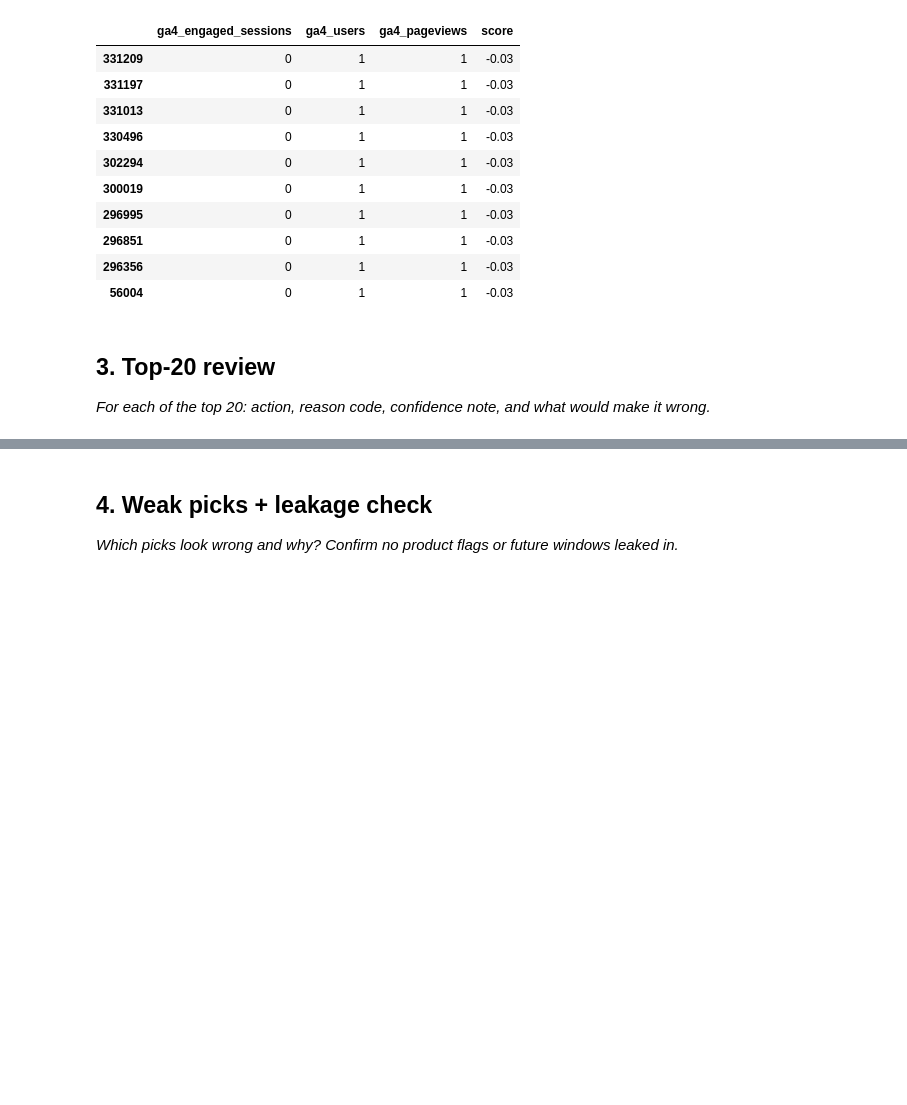
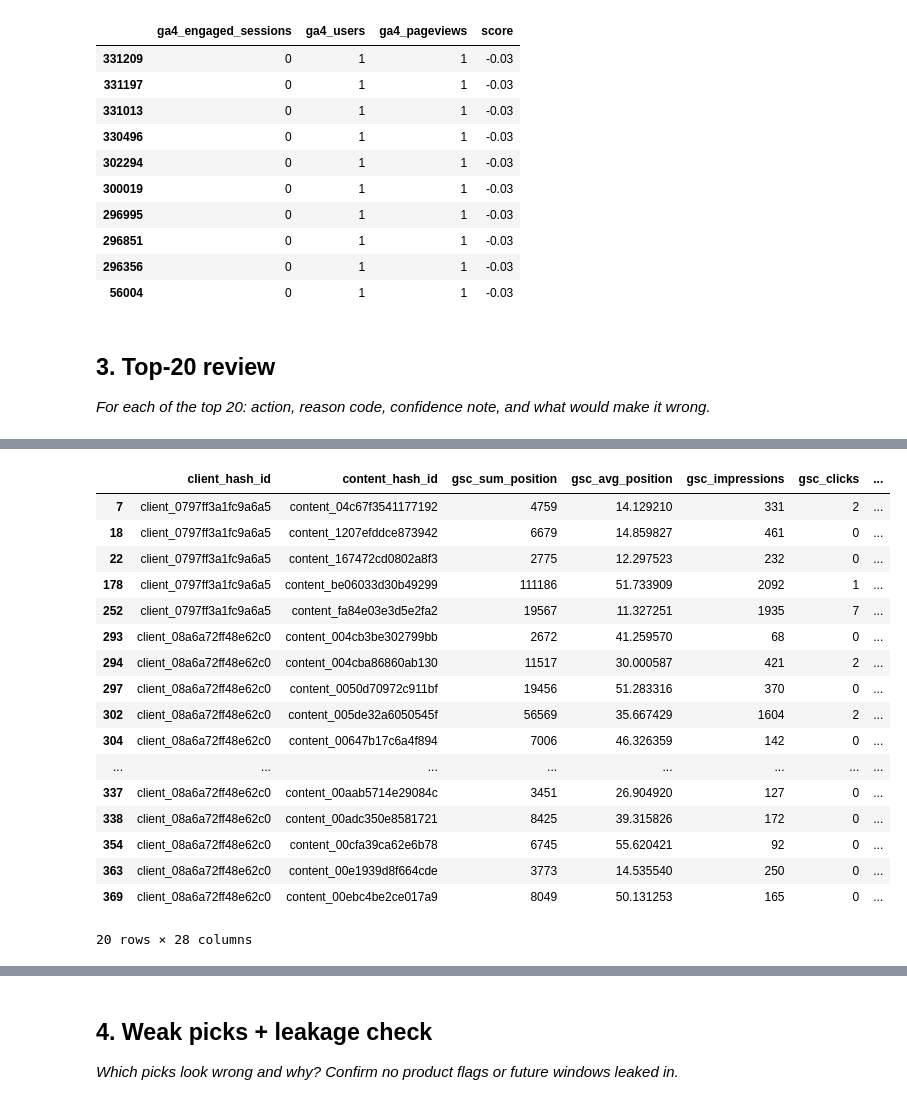
Before and after one commit to ammar-aa/Fly_rank_internship_repo, a Jupyter notebook: work/notebooks/w04_baseline_score.ipynb, the cells around one changed output, grey strips where cells are left out. Drawn from its saved outputs; the diff is of its cells as text; code cells hidden in the pictures; blank space fills up the shorter version.

```diff
--- a/work/notebooks/w04_baseline_score.ipynb
+++ b/work/notebooks/w04_baseline_score.ipynb
@@ -302,0 +375,56 @@ display(df_ga4_only_eligible[['ga4_engaged_sessions', 'ga4_users', 'ga4_pageview
+# %%
+
+df_gsc_only_eligible['expected_ctr'] = df_gsc_only_eligible['gsc_sum_position'].apply(lambda x: expected_ctr(x))
+low_impressions_threshold = df_gsc_only_eligible['gsc_impressions'].quantile(0.25)
+df_gsc_only_eligible['low_impressions'] = df_gsc_only_eligible['gsc_impressions'] < low_impressions_threshold
+df_gsc_only_eligible['low_clicks'] = df_gsc_only_eligible['gsc_clicks'] == 0
+
+def build_action_text_gsc(row):
+    lines = []
+    if row['low_impressions']:
+        lines.append("Search impressions in the bottom 25% of flagged pages — visibility problem.")
+    if row['low_clicks'] and not row['low_impressions']:
+        lines.append("Zero recorded clicks despite adequate impressions — CTR/snippet problem.")
+    return " ".join(lines) if lines else "No specific underperforming signal identified."
+
+df_gsc_only_eligible['action'] = df_gsc_only_eligible.apply(build_action_text_gsc, axis=1)
+
+
+def build_confidence_note_gsc(row):
+    if row['gsc_impressions'] < 100:
+        return "Low confidence — very low search impression volume, trend percentage and CTR may be noisy."
+    if row['gsc_clicks'] == 0:
+        return "Moderate confidence — zero clicks recorded, so CTR-based diagnosis has limited signal."
+    return "High confidence — based on adequate impression and click volume across the tracked period."
+
+def build_wrong_note_gsc(row):
+    if row['trend_pct'] < -80:
+        return "Could be wrong if this is a 'remontada' case — a sharp recent decline that may already be recovering, which this snapshot wouldn't capture."
+    if row['gsc_impressions'] < 100:
+        return "Could be wrong if the low impression count reflects a small/niche keyword rather than a real visibility failure."
+    return "Could be wrong if external factors (seasonality, SERP feature changes, intentional deprioritization) explain the decline rather than a content quality issue."
+
+df_gsc_only_eligible['confidence_note'] = df_gsc_only_eligible.apply(build_confidence_note_gsc, axis=1)
+df_gsc_only_eligible['what_would_make_it_wrong'] = df_gsc_only_eligible.apply(build_wrong_note_gsc, axis=1)
+
+
+display(df_gsc_only_eligible.head(20))
+# %% [output]
+|  | client_hash_id | content_hash_id | gsc_sum_position | gsc_avg_position | gsc_impressions | gsc_clicks | ... |
+| 7 | client_0797ff3a1fc9a6a5 | content_04c67f3541177192 | 4759 | 14.129210 | 331 | 2 | ... |
+| 18 | client_0797ff3a1fc9a6a5 | content_1207efddce873942 | 6679 | 14.859827 | 461 | 0 | ... |
+| 22 | client_0797ff3a1fc9a6a5 | content_167472cd0802a8f3 | 2775 | 12.297523 | 232 | 0 | ... |
+| 178 | client_0797ff3a1fc9a6a5 | content_be06033d30b49299 | 111186 | 51.733909 | 2092 | 1 | ... |
+| 252 | client_0797ff3a1fc9a6a5 | content_fa84e03e3d5e2fa2 | 19567 | 11.327251 | 1935 | 7 | ... |
+| 293 | client_08a6a72ff48e62c0 | content_004cb3be302799bb | 2672 | 41.259570 | 68 | 0 | ... |
+| 294 | client_08a6a72ff48e62c0 | content_004cba86860ab130 | 11517 | 30.000587 | 421 | 2 | ... |
+| 297 | client_08a6a72ff48e62c0 | content_0050d70972c911bf | 19456 | 51.283316 | 370 | 0 | ... |
+| 302 | client_08a6a72ff48e62c0 | content_005de32a6050545f | 56569 | 35.667429 | 1604 | 2 | ... |
+| 304 | client_08a6a72ff48e62c0 | content_00647b17c6a4f894 | 7006 | 46.326359 | 142 | 0 | ... |
+| ... | ... | ... | ... | ... | ... | ... | ... |
+| 337 | client_08a6a72ff48e62c0 | content_00aab5714e29084c | 3451 | 26.904920 | 127 | 0 | ... |
+| 338 | client_08a6a72ff48e62c0 | content_00adc350e8581721 | 8425 | 39.315826 | 172 | 0 | ... |
+| 354 | client_08a6a72ff48e62c0 | content_00cfa39ca62e6b78 | 6745 | 55.620421 | 92 | 0 | ... |
+| 363 | client_08a6a72ff48e62c0 | content_00e1939d8f664cde | 3773 | 14.535540 | 250 | 0 | ... |
+| 369 | client_08a6a72ff48e62c0 | content_00ebc4be2ce017a9 | 8049 | 50.131253 | 165 | 0 | ... |
+20 rows × 28 columns
```
Also changed, not shown: parts of 4 cells of this notebook.
